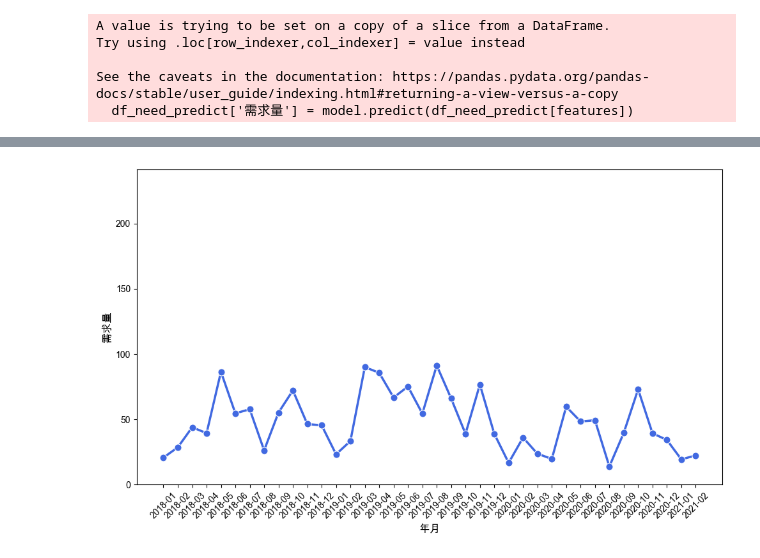
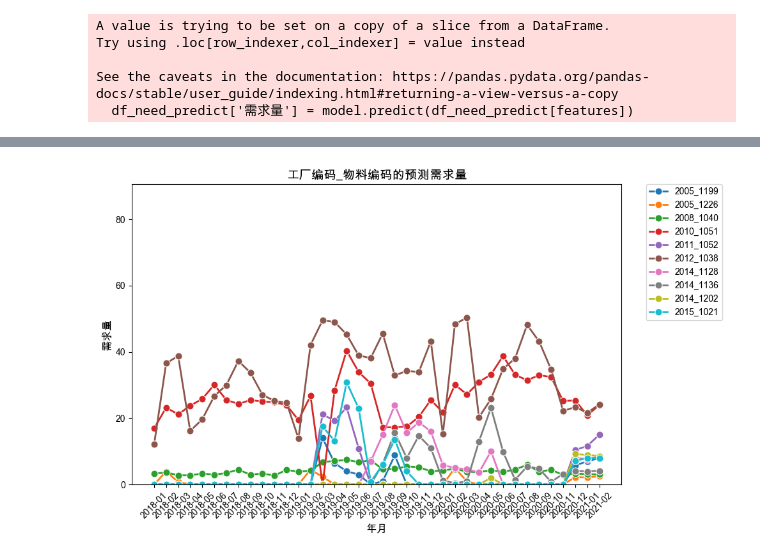
Before and after one commit to djwxfdt/mse-material-predict, a Jupyter notebook: lightbgm.ipynb, the cells around one changed output, grey strips where cells are left out. Saved outputs shown, nothing was run; the diff lists cells and outputs as text; code cells hidden in the pictures.

```diff
--- a/lightbgm.ipynb
+++ b/lightbgm.ipynb
@@ -81,0 +82,11 @@ df_final.head()
+# %%
+all_codes = df_final['工厂编码_物料编码'].unique()
+all_months = df_final['年月'].unique()
+
+full_index = pd.MultiIndex.from_product(
+    [all_codes, all_months],
+    names=['工厂编码_物料编码', '年月']
+)
+df_final.set_index(['工厂编码_物料编码', '年月'], inplace=True)
+df_final = df_final.reindex(full_index, fill_value=0).reset_index()
+df_final.head()
@@ -402,27 +445,4 @@ See the caveats in the documentation: https://pandas.pydata.org/pandas-docs/stab
 # %%
-plt.figure(figsize=(10, 6))
-
-
-lineplot = sns.lineplot(
-    data=future_predictions_2000_1003,
-    x='年月',
-    y='需求量',
-    marker='o',
-    markersize=8,
-    linewidth=2.5,
-    color='royalblue',
-)
-
-
-plt.xlabel('年月', fontsize=12)
-plt.ylabel('需求量', fontsize=12)
-
-# 调整Y轴范围（考虑数值差异大的情况）
-plt.ylim(0, df_test_lgb_9['需求量'].max() * 1.2)
-plt.xticks(rotation=45)
-
-# 显示图表
-plt.tight_layout()
-plt.show()
+random_samples = plotPrediction()
 # %% [output]
-[figure, old version]
+[figure, new version]
```
Also changed, not shown: parts of 15 cells of this notebook, 1 other file.
